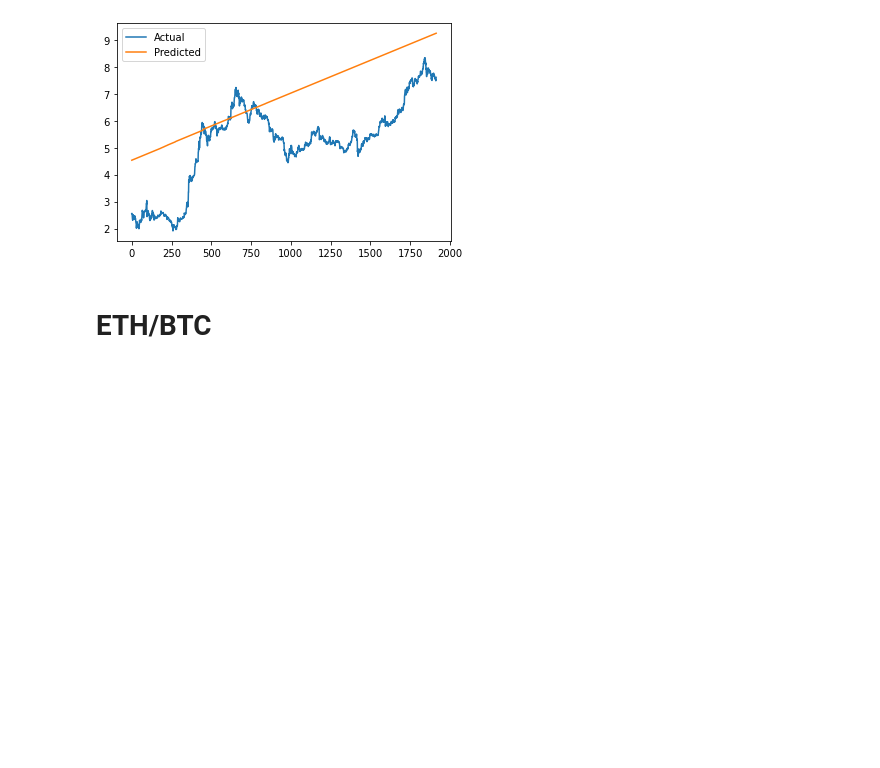
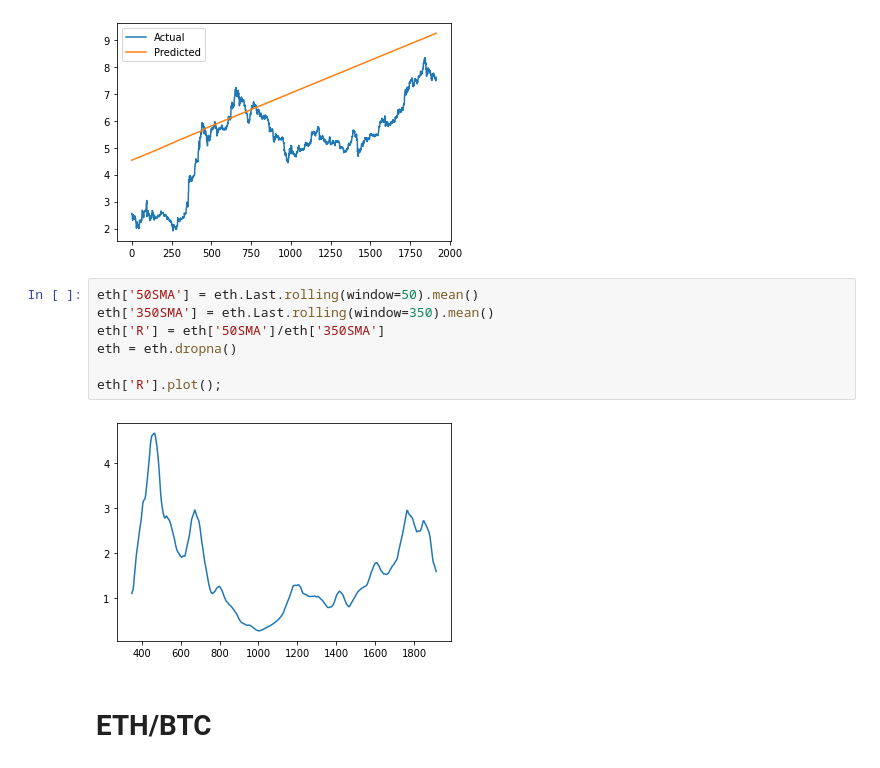
Before and after one commit to pedroafleite/btc-eth-risk-assessment, a Jupyter notebook: prophet.ipynb, the cells around one changed output. Drawn from its saved outputs; the diff is of its cells as text; blank space fills up the shorter version.

```diff
--- a/prophet.ipynb
+++ b/prophet.ipynb
@@ -230,6 +239,15 @@ plt.show()
 # %% [output]
 MAE: 1.790
 [figure]
+# %%
+eth['50SMA'] = eth.Last.rolling(window=50).mean()
+eth['350SMA'] = eth.Last.rolling(window=350).mean()
+eth['R'] = eth['50SMA']/eth['350SMA']
+eth = eth.dropna()
+
+eth['R'].plot();
+# %% [output]
+[figure, added]
 # %% [markdown]
 # **ETH/BTC**
 # %%
```
Also changed, not shown: parts of 1 cell of this notebook.
